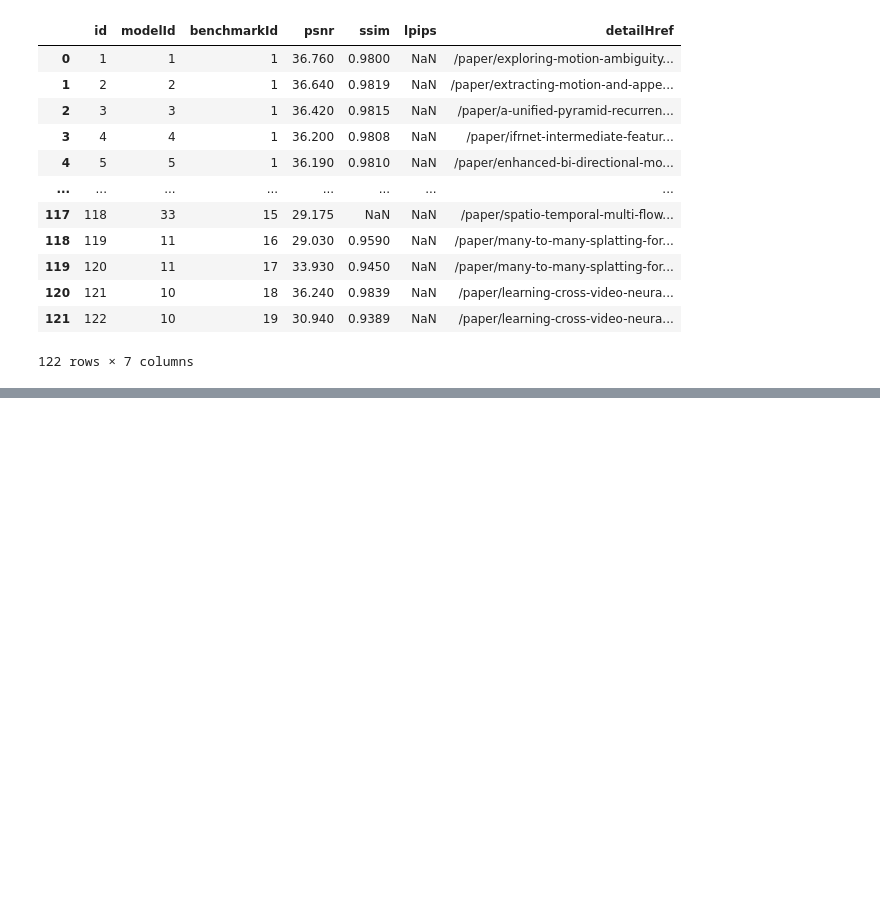
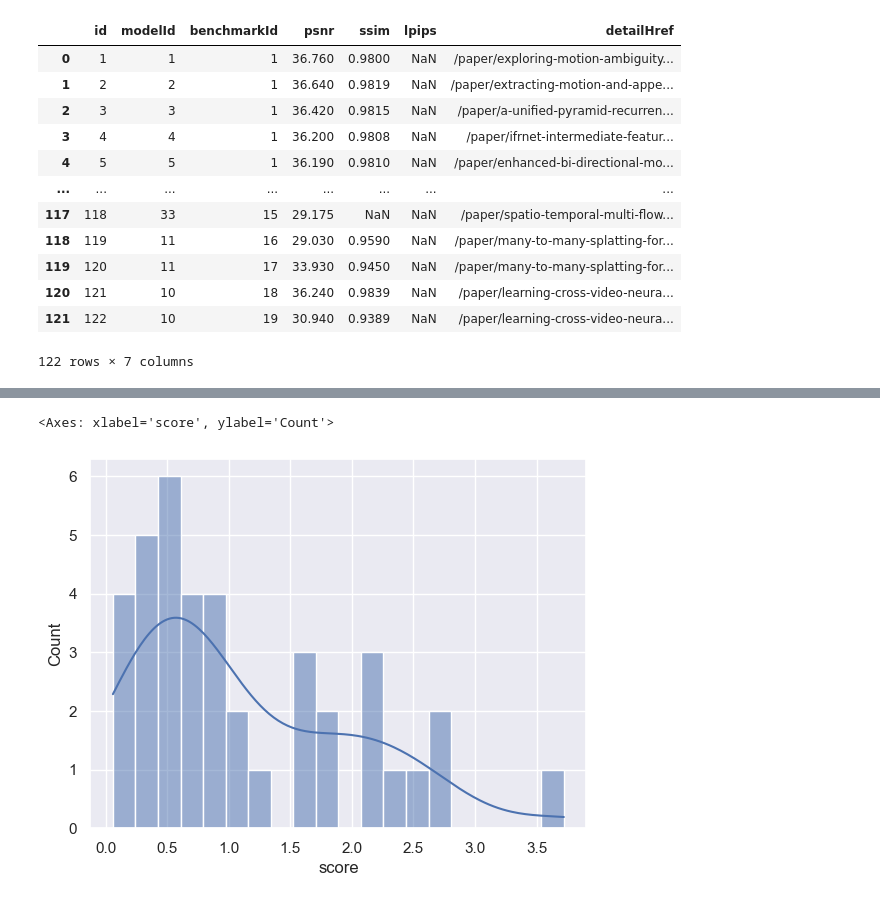
Before and after one commit to anetakahle/scrape-ml, a Jupyter notebook: scratch.ipynb, the cells around one changed output, grey strips where cells are left out. Saved outputs shown, nothing was run; the diff lists cells and outputs as text; code cells hidden in the pictures; blank space fills up the shorter version.

```diff
--- a/scratch.ipynb
+++ b/scratch.ipynb
@@ -68,0 +74,8 @@ top10 = []
+# %%
+for benchmark in benchmark_dict:
+    if benchmark < 6:
+        delka = len(benchmark_dict[benchmark])
+        score = []
+        for i in range(delka):
+            score.append(1 - i/delka)
+        benchmark_dict[benchmark]['score'] = score
@@ -68,0 +100,9 @@ top10 = []
+# %%
+df_final = pd.DataFrame()
+for benchmark in benchmark_dict:
+    if benchmark < 6:
+        if df_final.empty:
+            df_final = benchmark_dict[benchmark]
+        else:
+            df_final = pd.concat([df_final, benchmark_dict[benchmark]])
+df_final
@@ -68,0 +123,4 @@ top10 = []
+# %%
+df_final = df_final.groupby('modelId').sum()
+df_final.sort_values(by=['score'], ascending=False, inplace=True)
+df_final
@@ -69,2 +146,11 @@ top10 = []
+# %%
+model_ids = df_final.index
+score = df_final.score
+# %%
+sns.set(style="darkgrid")
+sns.histplot(data=model_ids, x=score, kde=True, bins=20)
+# %% [output]
+<Axes: xlabel='score', ylabel='Count'>
+[figure, added]
 # %%
 # %% [output]
```
Also changed, not shown: parts of 11 cells of this notebook.
